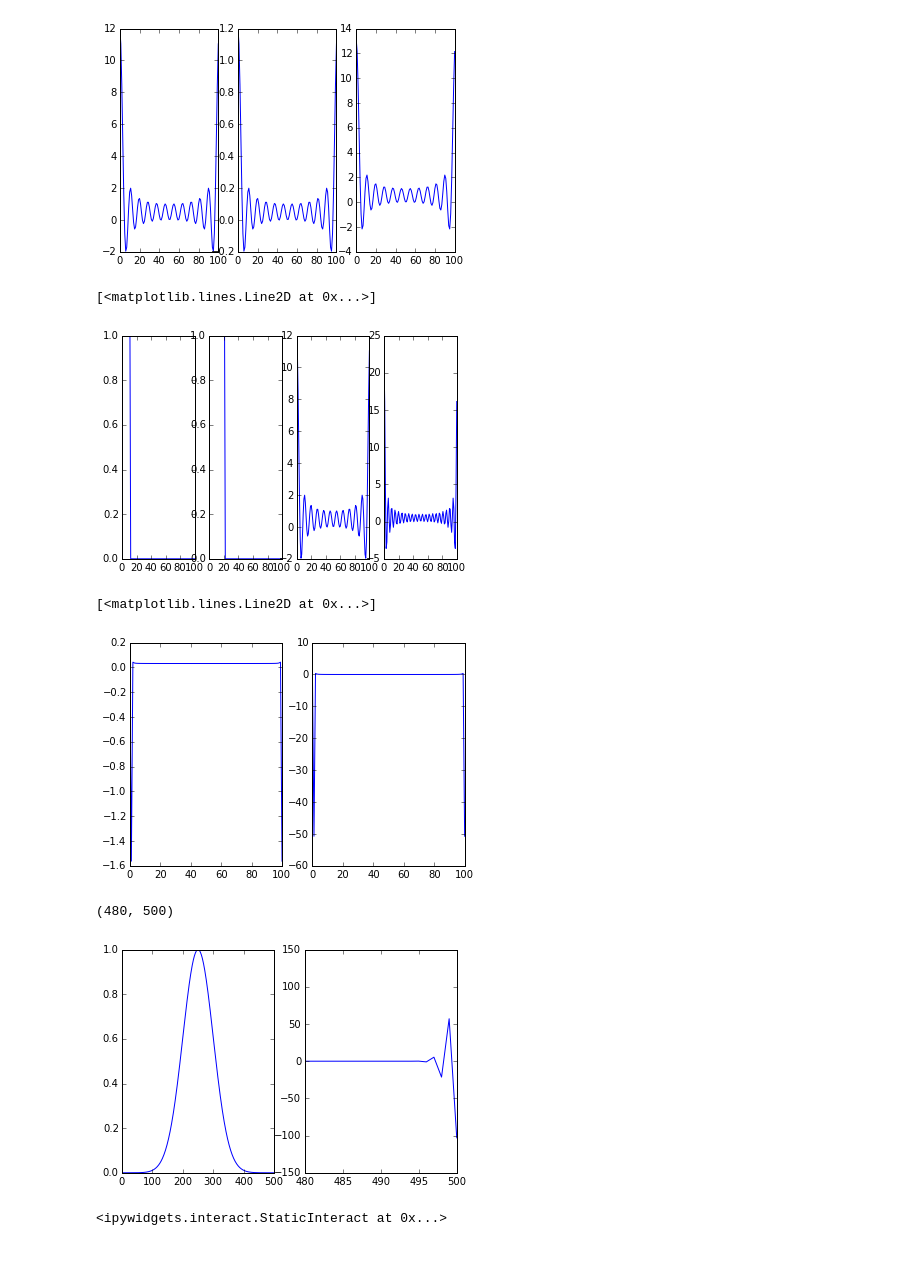
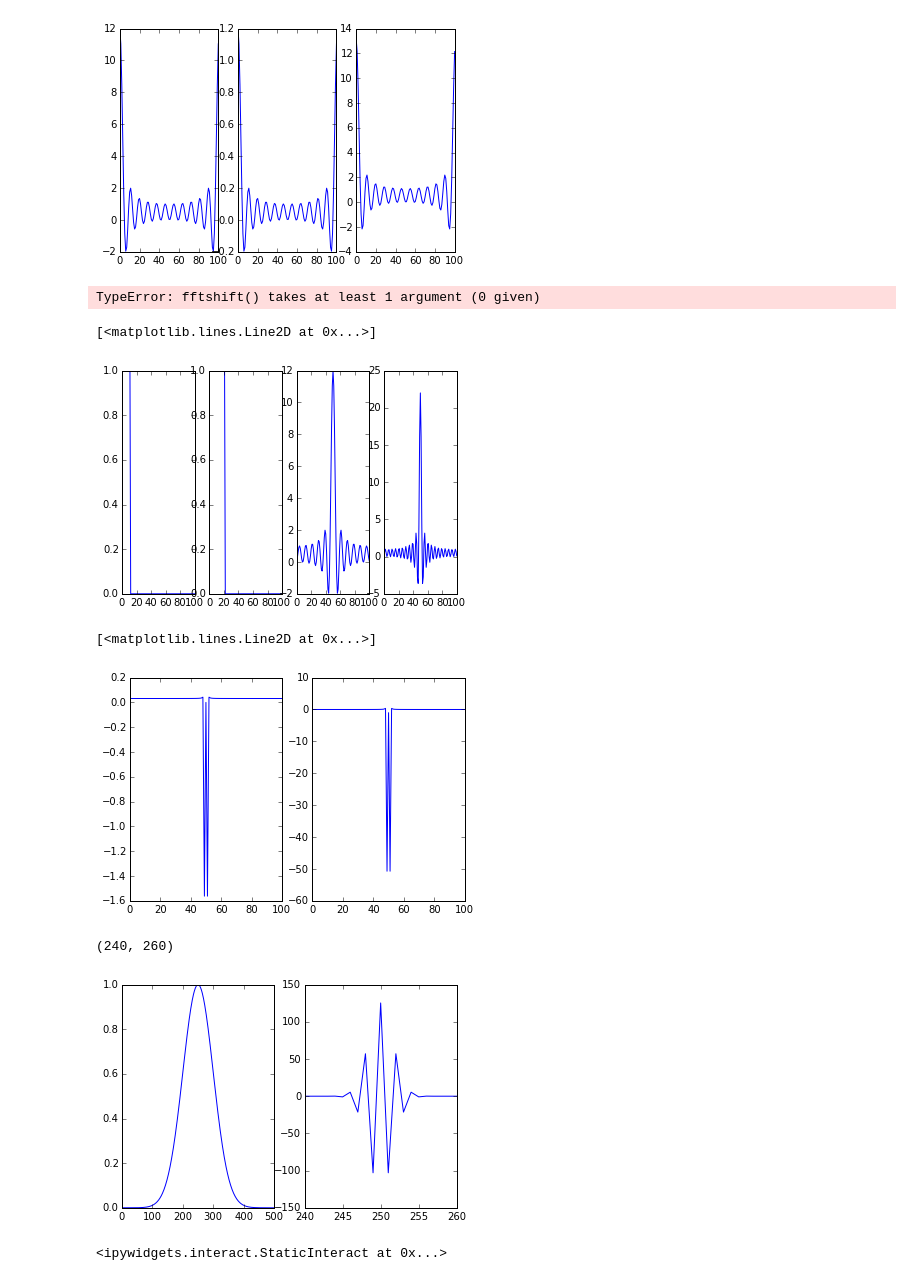
Before and after one commit to rahulporuri/fun_with_physics_models, a Jupyter notebook: fourier transform.ipynb, the cells around one changed output. Saved outputs shown, nothing was run; the diff lists cells and outputs as text; code cells hidden in the pictures.

```diff
--- a/fourier transform.ipynb
+++ b/fourier transform.ipynb
@@ -34,32 +34,36 @@ plt.plot(np.fft.fft(f+g))
 f = np.ones(101)
 g = np.ones(101)
 #y = np.linspace(1001)
-for i in xrange(len(x)):
+for i in xrange(len(f)):
     if i > 11:
         f[i] = 0
     if i > 21:
         g[i] = 0
+# %%
+np.fft.fftshift()
+# %% [output]
+TypeError: fftshift() takes at least 1 argument (0 given)
 # %%
 plt.subplot(141)
 plt.plot(f)
 plt.subplot(142)
 plt.plot(g)
 plt.subplot(143)
-plt.plot(np.fft.fft(f))
+plt.plot(np.fft.fftshift(np.fft.fft(f)))
 plt.subplot(144)
-plt.plot(np.fft.fft(g))
+plt.plot(np.fft.fftshift(np.fft.fft(g)))
 # %% [output]
 [<matplotlib.lines.Line2D at 0x...>]
-[figure, old version]
+[figure, new version]
 # %%
 x = np.linspace(-1,1,101)
 plt.subplot(121)
-plt.plot(np.fft.fft(np.sin(np.pi*x)))
+plt.plot(np.fft.fftshift(np.fft.fft(np.sin(np.pi*x))))
 plt.subplot(122)
-plt.plot(np.fft.fft(np.cos(np.pi*x)))
+plt.plot(np.fft.fftshift(np.fft.fft(np.cos(np.pi*x))))
 # %% [output]
 [<matplotlib.lines.Line2D at 0x...>]
-[figure, old version]
+[figure, new version]
 # %%
 f = np.zeros(101)
 x = np.linspace(-1,1,101)
@@ -72,11 +76,11 @@ b = 1
 plt.subplot(121)
 plt.plot(np.exp(-(x-a)**2/(2*b**2)))
 plt.subplot(122)
-plt.plot(np.fft.fft(np.exp(-(x-a)**2/(2*b**2))))
-plt.xlim([480,500])
+plt.plot(np.fft.fftshift(np.fft.fft(np.exp(-(x-a)**2/(2*b**2)))))
+plt.xlim([240,260])
 # %% [output]
-(480, 500)
+(240, 260)
-[figure, old version]
+[figure, new version]
 # %%
 from ipywidgets import StaticInteract, RangeWidget, RadioWidget
 
```
Also changed, not shown: parts of 2 cells of this notebook.
